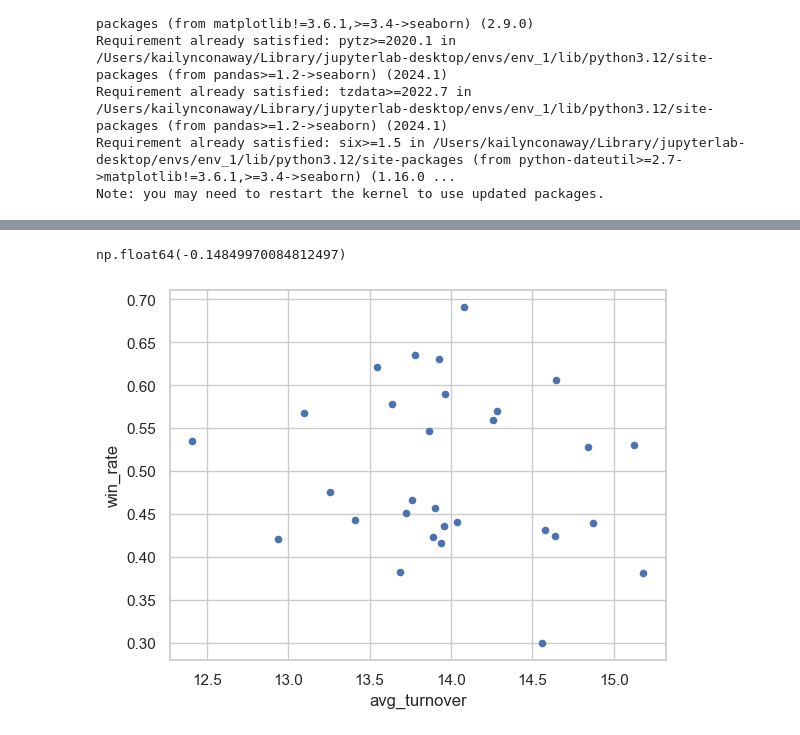
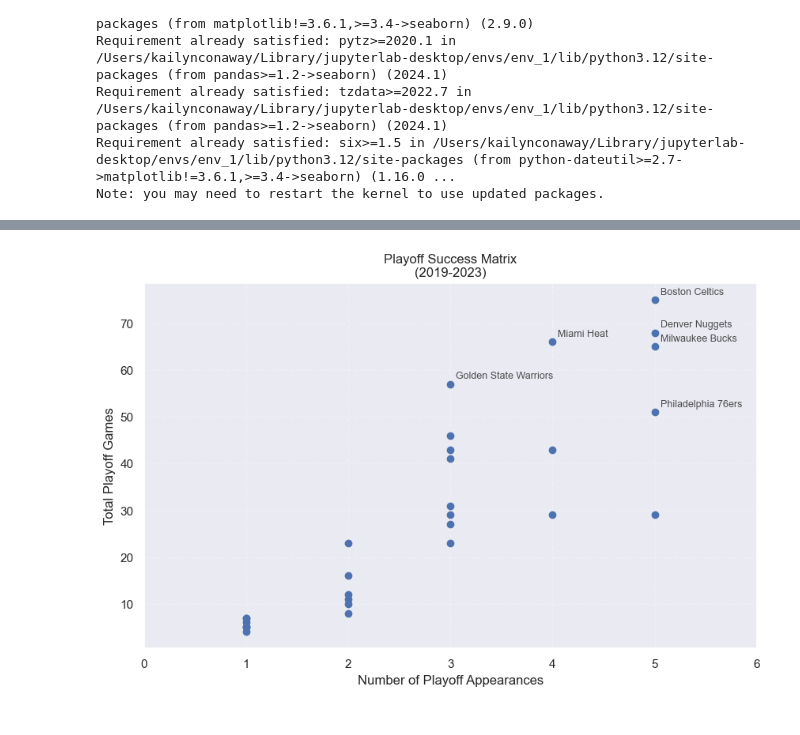
Before and after one commit to thezachdrake/UMD-INST627-Fall2024, a Jupyter notebook: Untitled.ipynb, the cells around one changed output, grey strips where cells are left out. Saved outputs shown, nothing was run; the diff lists cells and outputs as text; code cells hidden in the pictures.

```diff
--- a/Untitled.ipynb
+++ b/Untitled.ipynb
@@ -125,11 +124,20 @@ Note: you may need to restart the kernel to use updated packages.
 # %%
 import seaborn as sns
-pts_home_5yrs = games_recent_5yrs[['team_name_home', 'pts_home']]
-pts_away_5yrs = games_recent_5yrs[['team_name_away', 'pts_away']]
-pts_home_5yrs.rename(columns={'team_name_home': 'team_name', 'pts_home': 'points'}, inplace=True)
-pts_away_5yrs.rename(columns={'team_name_away': 'team_name', 'pts_away':'points'}, inplace=True)
-points_combined = pd.concat([pts_home_5yrs, pts_away_5yrs])
-sns.set(style='whitegrid')
-sns.boxplot(x='team_name', y='points', data=points_combined)
-plt.xticks(rotation=90)
+import matplotlib.pyplot as plt
+regular_games = games_recent_5yrs[games_recent_5yrs['season_type']=='Regular Season']
+games_recent_5yrs['game_year'] = pd.to_datetime(games_recent_5yrs['game_date']).dt.year
+plt.figure(figsize=(6,4))
+yearly_avg = regular_games.groupby('game_year').agg({
+    'pts_home' : 'mean', 'pts_away' : 'mean'}).reset_index()
+yearly_avg['points'] = (yearly_avg['pts_home'] + yearly_avg['pts_away'])/2
+yearly_avg['game_year'] = yearly_avg['game_year'].astype(int)
+plt.plot(yearly_avg['game_year'], yearly_avg['points'], marker='o')
+plt.axhline(y=yearly_avg['points'].mean(), color='r', linestyle='--', alpha=0.5, label='Overall Average during five years')
+plt.xticks(yearly_avg['game_year'])
+plt.ylim(90,130)
+plt.title('NBA Scoring Trend (2019-2023)')
+plt.xlabel('Year')
+plt.ylabel('League Average Score per Game (pts)')
+plt.legend()
+plt.show()
 # %% [output]
@@ -627,6 +717,21 @@ np.float64(-0.08042612349305783)
 # %%
-defense_sorted.plot(x='avg_turnover', y='win_rate', kind='scatter')
-defense_sorted['avg_turnover'].corr(defense_sorted['win_rate'])
+# visualization for resolution
+plt.figure(figsize=(10, 6))
+plt.scatter(playoff_all['seasons'], playoff_all['total_games'])
+teams_of_interest_q3 = ['Boston Celtics', 'Denver Nuggets', 'Golden State Warriors',
+                    'Miami Heat', 'Milwaukee Bucks', 'Philadelphia 76ers']
+for idx, row in playoff_all[playoff_all['team_name'].isin(teams_of_interest_q3)].iterrows():
+   plt.annotate(row['team_name'],
+               xy=(row['seasons'], row['total_games']),
+               xytext=(5, 5),
+               textcoords='offset points',
+               fontsize=9,
+               alpha=0.8)
+plt.xlabel('Number of Playoff Appearances')
+plt.ylabel('Total Playoff Games')
+plt.xlim(0,6)
+plt.title('Playoff Success Matrix\n(2019-2023)')
+plt.grid(True, linestyle='--', alpha=0.3)
+plt.show()
 # %% [output]
-np.float64(-0.14849970084812497)
-[figure, old version]
+[figure, new version]
```
Also changed, not shown: parts of 74 cells of this notebook.
